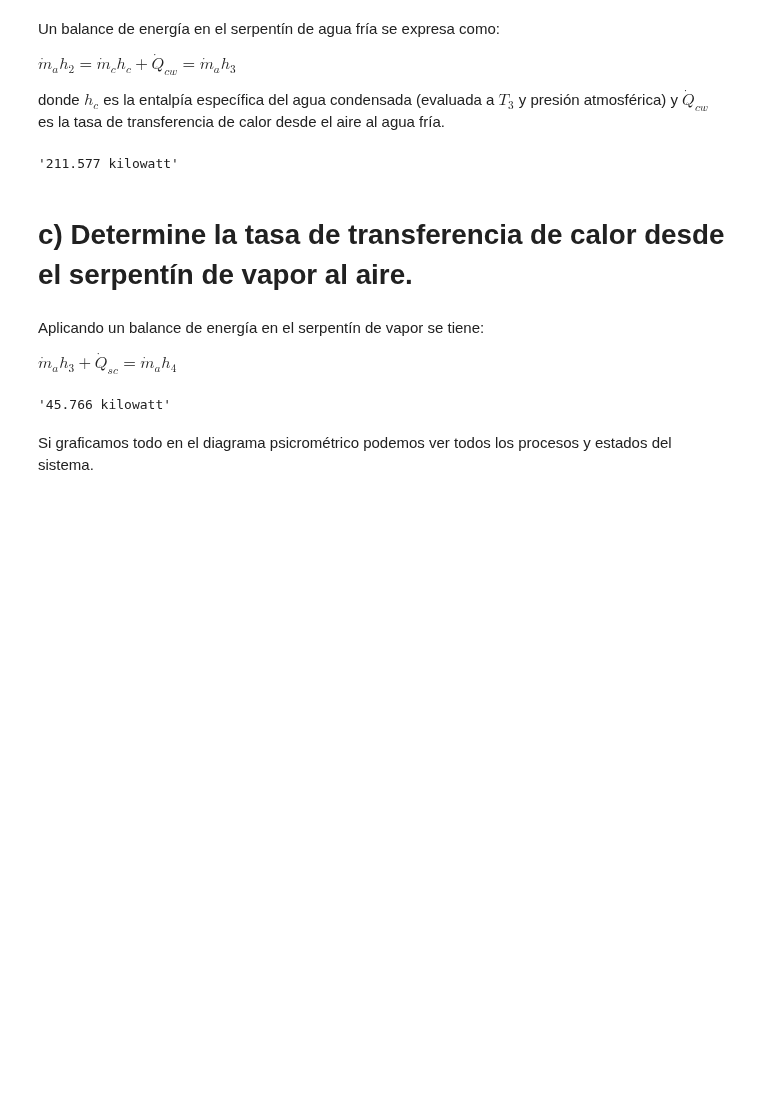
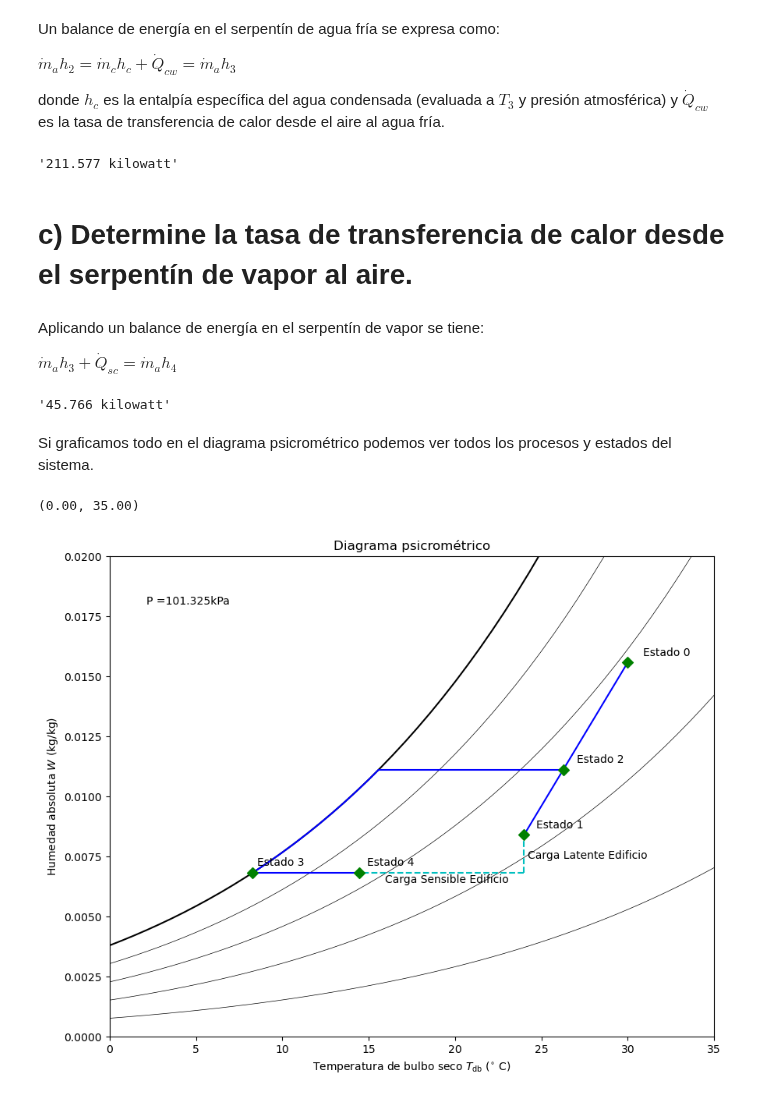
Before and after one commit to J-Cardemil/MOOC_Thermal-Systems, a Jupyter notebook: Class 16 - Coolprop_AC.ipynb, the cells around one changed output. Saved outputs shown, nothing was run; the diff lists cells and outputs as text; code cells hidden in the pictures; blank space fills up the shorter version.

```diff
--- a/Class 16 - Coolprop_AC.ipynb
+++ b/Class 16 - Coolprop_AC.ipynb
@@ -268,0 +224,55 @@ plt.show()
+# %%
+Pressure = P.magnitude# Pa
+
+fig, ax = plt.subplots(1,1,figsize=(10, 8))
+Tdbvec = np.linspace(0, 35)+273.15
+
+# Lines of constant relative humidity
+for RH in np.arange(0.2, 1, 0.2):
+    W = cp.HAPropsSI("W","R",RH,"P",Pressure,"T",Tdbvec)
+    plt.plot(Tdbvec-273.15, W, color='k', lw = 0.5)
+
+# Saturation curve
+W = cp.HAPropsSI("W","R",1,"P",Pressure,"T",Tdbvec)
+plt.plot(Tdbvec-273.15, W, color='k', lw=1.5)
+
+ax.annotate('P =' + f'{Pressure/1000}' + 'kPa', xy=(2, 0.0175), xytext=(2.1,0.018))
+
+# Puntos con los estado termodinámicos
+e_h = 1.03 # Espaciamiento horizontal
+
+line_01 = Line2D([T[0].to('degC').magnitude,T[1].to('degC').magnitude],[omega[0],omega[1]],color='b') # Linea que une los estados
+ax.add_line(line_01)
+
+T_aux = HAPropsSI('D', 'T', T[2].magnitude, 'W', omega[2], 'P', P.magnitude)
+line_2a = Line2D([T[2].to('degC').magnitude,T_aux-273.15],[omega[2],omega[2]],color='b') # Linea que une los estados
+ax.add_line(line_2a)
+
+T_l_aux = np.linspace(T[3].magnitude, T_aux)
+W_aux = cp.HAPropsSI("W","R",1,"P",Pressure,"T",T_l_aux)
+plt.plot(T_l_aux-273.15, W_aux, color='b', lw=1.5)
+
+line_34 = Line2D([T[3].to('degC').magnitude,T[4].to('degC').magnitude],[omega[3],omega[4]],color='b') # Linea que une los estados
+ax.add_line(line_34)
+
+#Líneas Auxiliares
+line_aux_1 = Line2D([T[1].to('degC').magnitude,T[4].to('degC').magnitude],[omega[4],omega[4]],color='c',linewidth=1.5,linestyle='dashed') # Linea que une los estados
+ax.add_line(line_aux_1)
+plt.annotate(f'Carga Sensible Edificio', ((T[4].magnitude-273.15)+1.5, omega[4]-0.0004))
+
+line_aux_2 = Line2D([T[1].to('degC').magnitude,T[1].to('degC').magnitude],[omega[4],omega[1]],color='c',linewidth=1.5,linestyle='dashed') # Linea que une los estados
+ax.add_line(line_aux_2)
+plt.annotate(f'Carga Latente Edificio', ((T[1].magnitude-273.15)+0.2, omega[4]+0.0006))
+
+for i in range(5):
+    plt.scatter(T[i].magnitude-273.15, omega[i], c='g',s=50,zorder=5,marker='D')
+    plt.annotate(f'Estado {i}', ((T[i].magnitude-273.15)*e_h, omega[i]+0.0003))
+
+plt.title('Diagrama psicrométrico')
+plt.xlabel(r'Temperatura de bulbo seco $T_{\rm db}$ ($^{\circ}$ C)')
+plt.ylabel(r'Humedad absoluta $W$ (kg/kg)')
+plt.ylim(0, 0.02)
+plt.xlim(0, 35)
+# %% [output]
+(0.00, 35.00)
+[figure, added]
```
Also changed, not shown: parts of 2 cells of this notebook.
